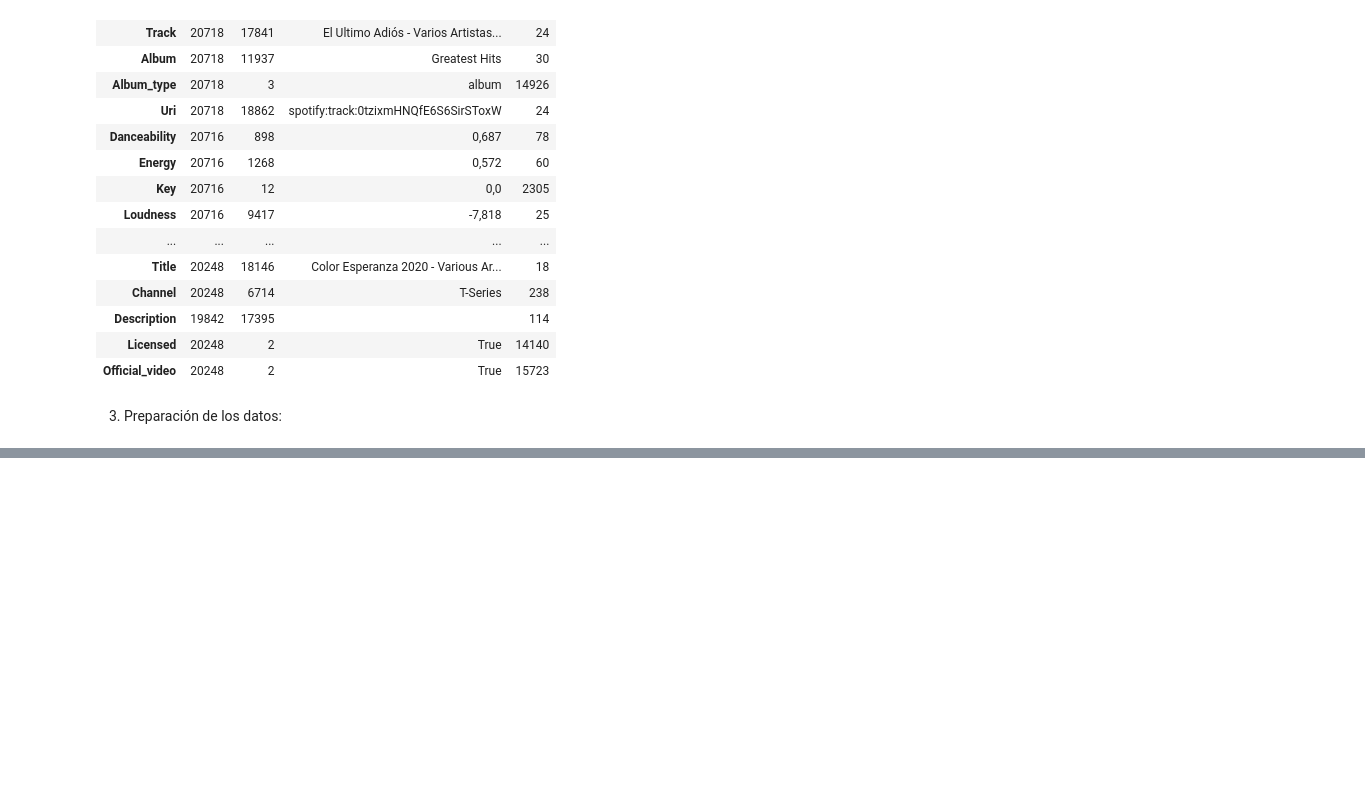
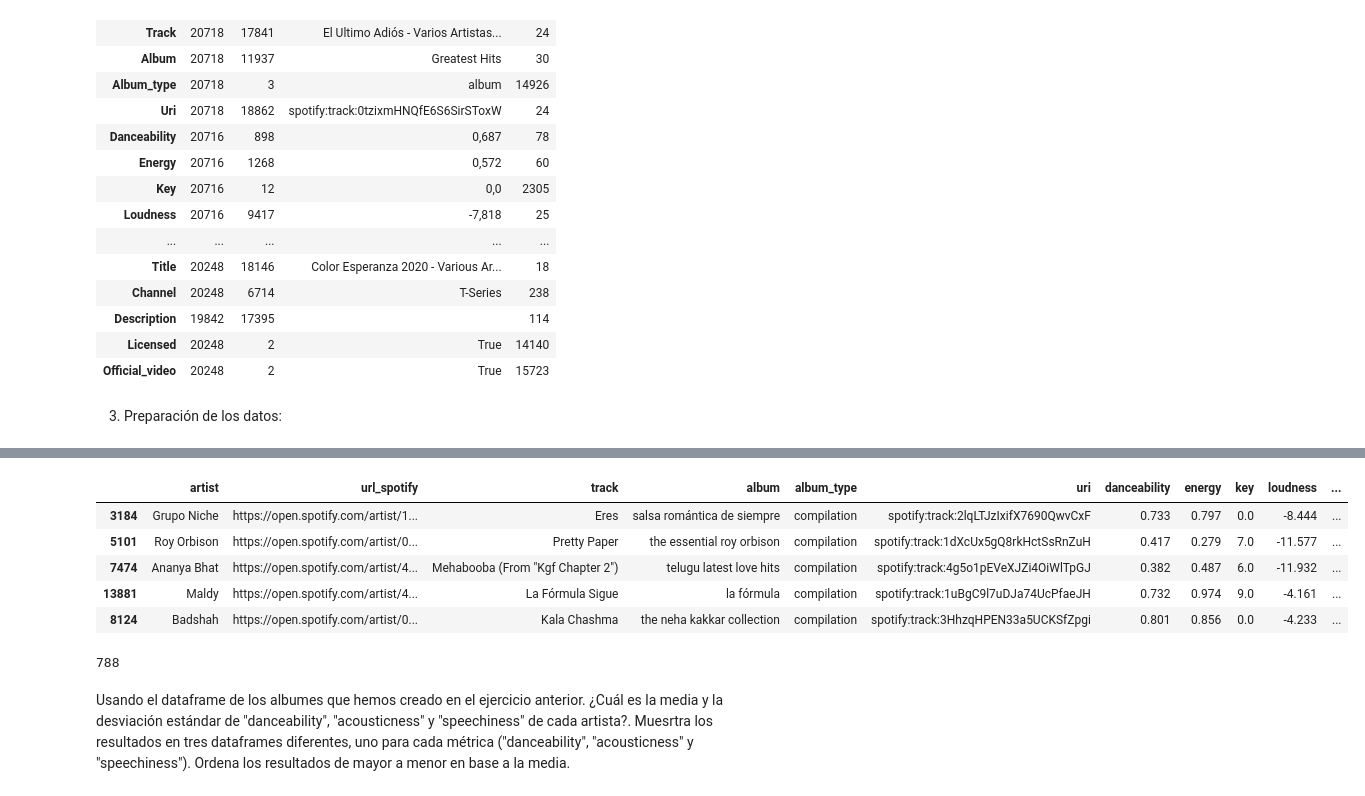
Before and after one commit to Adalab/promo-F-DA-modulo3-evaluacion-intermedia-MC, a Jupyter notebook: evaluacion-intermedia-m3-MC.ipynb, the cells around one changed output, grey strips where cells are left out. Saved outputs shown, nothing was run; the diff lists cells and outputs as text; code cells hidden in the pictures; blank space fills up the shorter version.

```diff
--- a/evaluacion-intermedia-m3-MC.ipynb
+++ b/evaluacion-intermedia-m3-MC.ipynb
@@ -127,0 +294,16 @@ df.select_dtypes(include= 'object').describe().T
+# %%
+df_compilation=df[df['album_type']=="compilation"]
+df_compilation.sample(5)
+# %% [output]
+|  | artist | url_spotify | track | album | album_type | uri | danceability | energy | key | loudness | ... |
+| 3184 | Grupo Niche | https://open.spotify.com/artist/1... | Eres | salsa romántica de siempre | compilation | spotify:track:2lqLTJzIxifX7690QwvCxF | 0.733 | 0.797 | 0.0 | -8.444 | ... |
+| 5101 | Roy Orbison | https://open.spotify.com/artist/0... | Pretty Paper | the essential roy orbison | compilation | spotify:track:1dXcUx5gQ8rkHctSsRnZuH | 0.417 | 0.279 | 7.0 | -11.577 | ... |
+| 7474 | Ananya Bhat | https://open.spotify.com/artist/4... | Mehabooba (From "Kgf Chapter 2") | telugu latest love hits | compilation | spotify:track:4g5o1pEVeXJZi4OiWlTpGJ | 0.382 | 0.487 | 6.0 | -11.932 | ... |
+| 13881 | Maldy | https://open.spotify.com/artist/4... | La Fórmula Sigue | la fórmula | compilation | spotify:track:1uBgC9l7uDJa74UcPfaeJH | 0.732 | 0.974 | 9.0 | -4.161 | ... |
+| 8124 | Badshah | https://open.spotify.com/artist/0... | Kala Chashma | the neha kakkar collection | compilation | spotify:track:3HhzqHPEN33a5UCKSfZpgi | 0.801 | 0.856 | 0.0 | -4.233 | ... |
+# %%
+df_compilation.shape[0]
+# %% [output]
+788
+# %% [markdown]
+Usando el dataframe de los albumes que hemos creado en el ejercicio anterior. ¿Cuál es la media y la desviación estándar de "danceability", "acousticness" y "speechiness" de cada artista?. Muesrtra los resultados en tres dataframes diferentes, uno para cada métrica ("danceability", "acousticness" y "speechiness"). Ordena los resultados de mayor a menor en base a la media.
```
Also changed, not shown: parts of 48 cells of this notebook.
